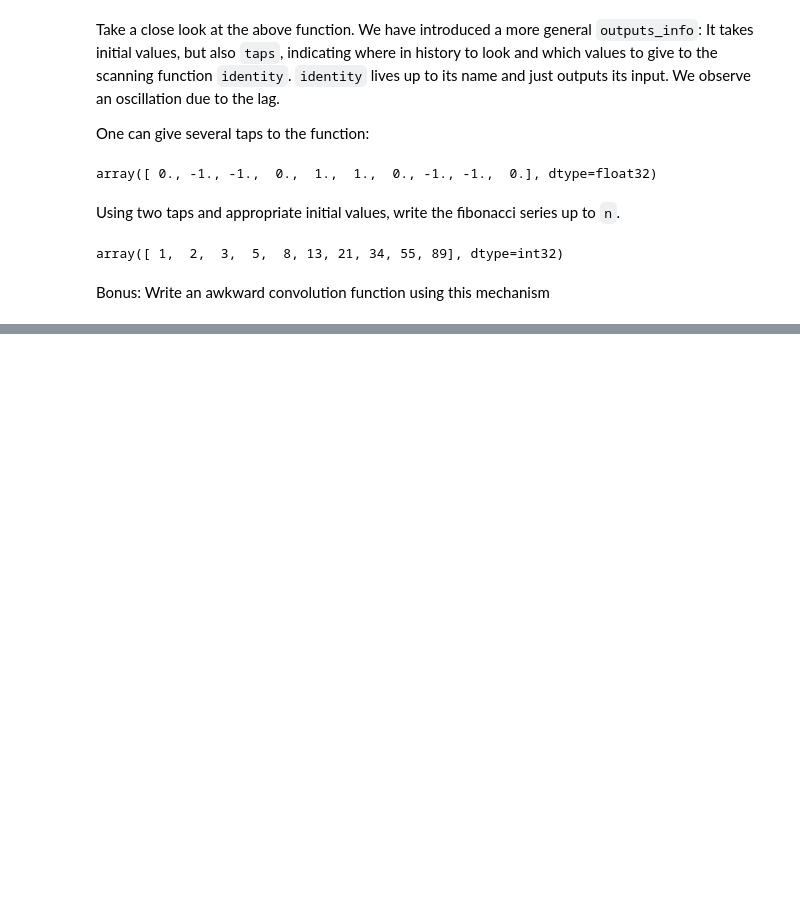
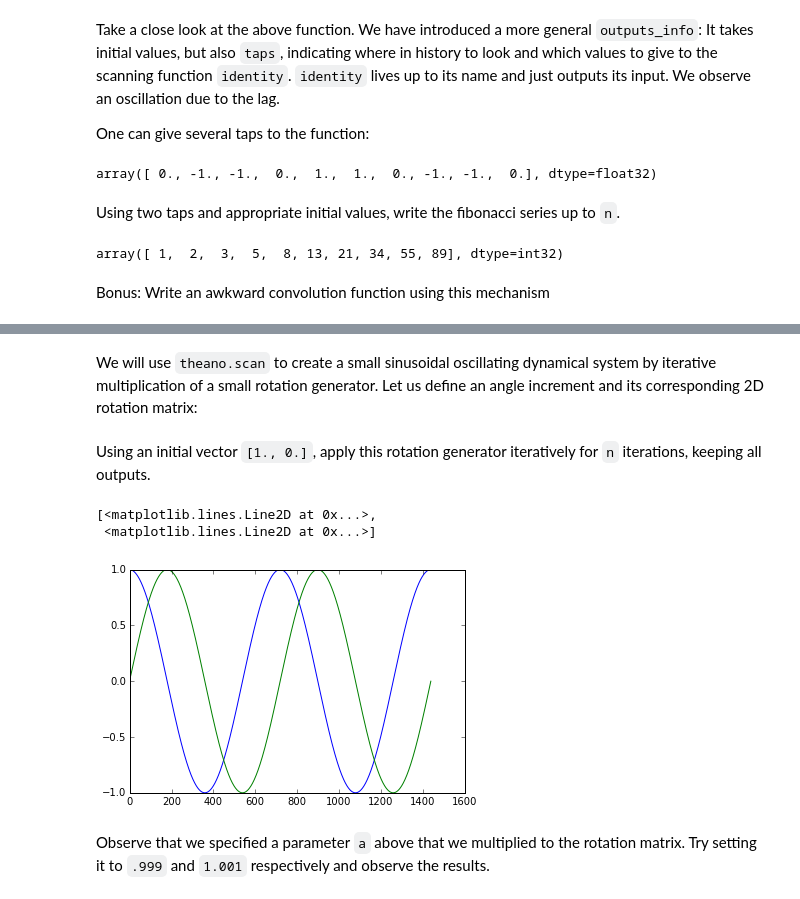
Before and after one commit to deeplearningparis/dl-rnn, a Jupyter notebook: For-loops with theano.ipynb, the cells around one changed output, grey strips where cells are left out. Saved outputs shown, nothing was run; the diff lists cells and outputs as text; code cells hidden in the pictures; blank space fills up the shorter version.

Commit message:
rotation oscillator

```diff
--- a/For-loops with theano.ipynb
+++ b/For-loops with theano.ipynb
@@ -530,0 +533,10 @@ Bonus: Write an awkward convolution function using this mechanism
+# %% [markdown]
+We will use `theano.scan` to create a small sinusoidal oscillating dynamical system by iterative multiplication of a small rotation generator. Let us define an angle increment and its corresponding 2D rotation matrix:
+# %%
+theta = 2 * np.pi / 720
+rotation = np.array([[np.cos(theta), -np.sin(theta)],
+                    [np.sin(theta), np.cos(theta)]])
+a = 1.000
+rot = T.constant(a * rotation.astype('float32'))
+# %% [markdown]
+Using an initial vector `[1., 0.]`, apply this rotation generator iteratively for `n` iterations, keeping all outputs.
@@ -530,0 +547,20 @@ Bonus: Write an awkward convolution function using this mechanism
+# %%
+# %load scan_tutorial_solutions/sol_theano_scan_oscillation.py
+def rotation_increment(old):
+    return rot.dot(old)
+
+oscillation, updates = theano.scan(
+    rotation_increment,
+    sequences=None,
+    outputs_info=T.constant(np.float32([1., 0.])),
+    n_steps=n)
+
+f_oscillation = theano.function([n], oscillation)
+# %%
+plt.plot(f_oscillation(1440))
+# %% [output]
+[<matplotlib.lines.Line2D at 0x...>,
+ <matplotlib.lines.Line2D at 0x...>]
+[figure, added]
+# %% [markdown]
+Observe that we specified a parameter `a` above that we multiplied to the rotation matrix. Try setting it to `.999` and `1.001` respectively and observe the results.
```
Also changed, not shown: parts of 2 cells of this notebook, 1 other file.
